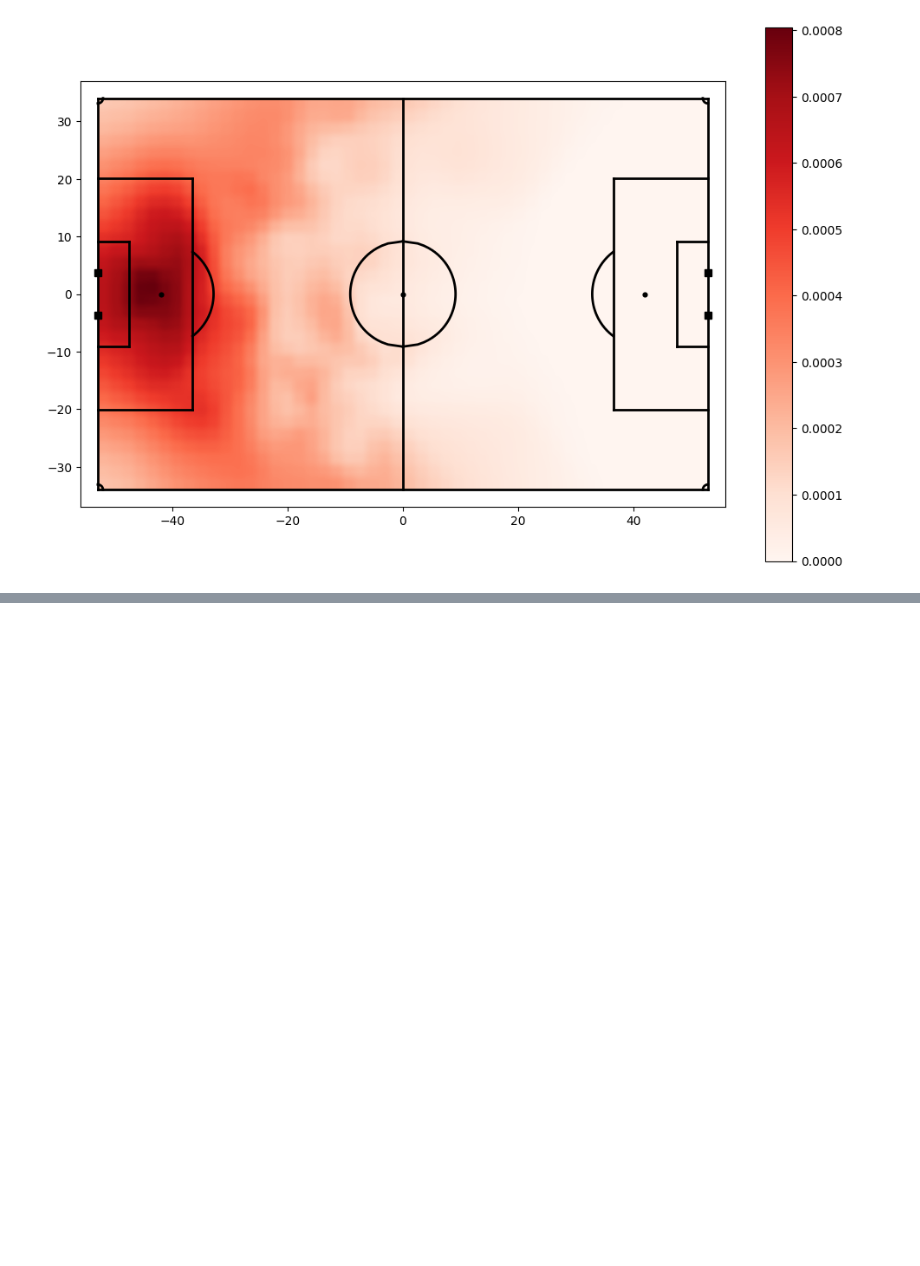
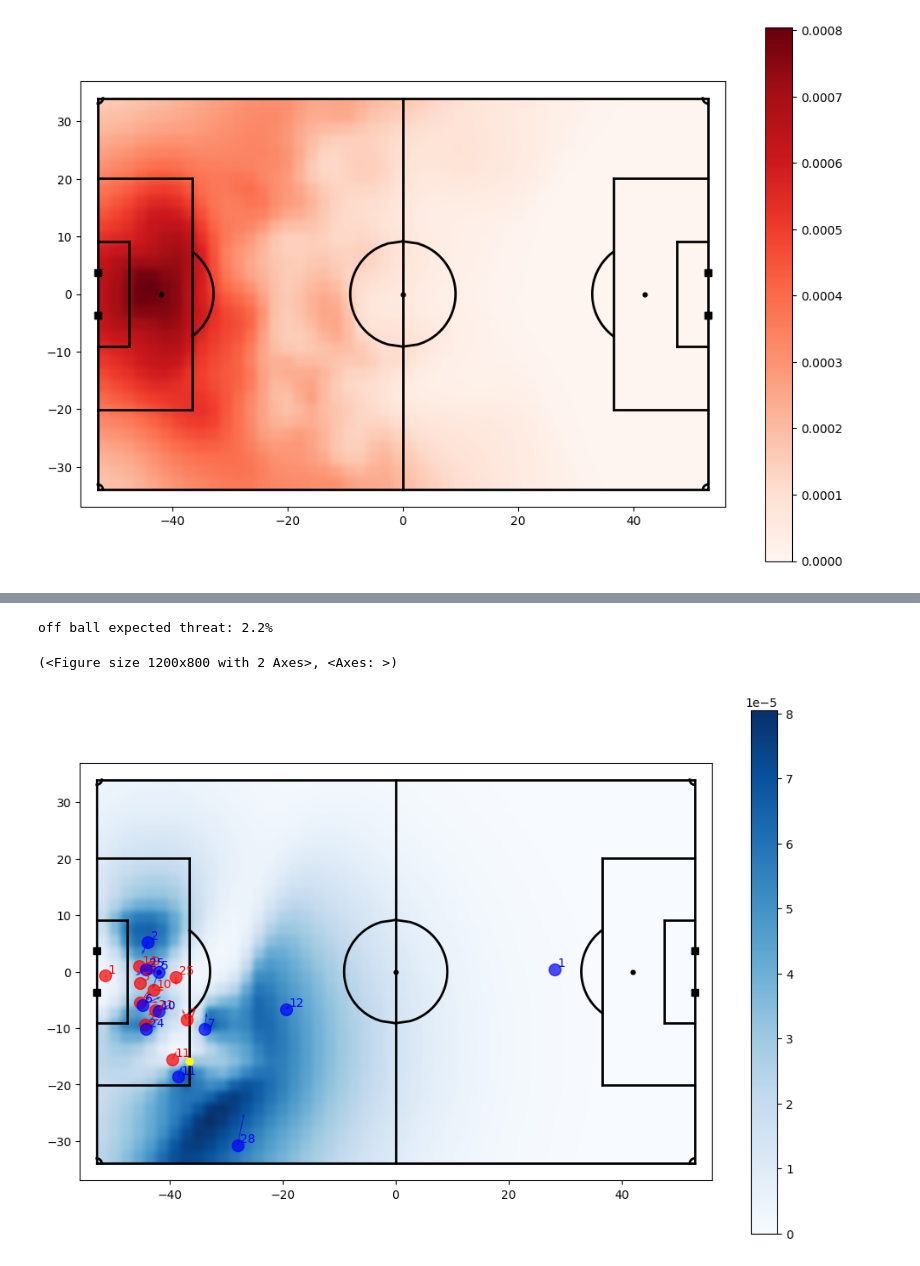
Before and after one commit to liammoore44/City-DS, a Jupyter notebook: notebooks/possession_animation.ipynb, the cells around one changed output, grey strips where cells are left out. Drawn from its saved outputs; the diff is of its cells as text; code cells hidden in the pictures; blank space fills up the shorter version.

```diff
--- a/notebooks/possession_animation.ipynb
+++ b/notebooks/possession_animation.ipynb
@@ -177,0 +242,24 @@ plot_actions(possession, result)
+# %%
+def find_changes(row, df, second, threshold):
+    vals = df.loc[((df.time - row.time) <= second) & ((row.time - df.time) < 0) & (df.period_id_x==row.period_id_x)]
+    vals['obso'] = np.where(vals.team_id==row.team_id, vals.obso, -vals.obso)
+    vals['current_obso'] = row.obso
+    vals['change'] = (vals.obso - vals.current_obso) / vals.current_obso * 100
+    over = vals.loc[vals.change >= threshold]
+    if len(over) > 0:
+        return True
+    return False
+# %%
+def find_obso_swings(df, second, threshold):
+    df['high_impact'] = df.apply(lambda x: find_changes(x, df, second, threshold), axis=1)
+    impact_df = df.loc[df.high_impact==True]
+    impact_df['next_time_diff'] = impact_df.time.shift(-1) - impact_df.time
+    impact_df = impact_df.loc[(impact_df.next_time_diff > 3) & (impact_df.next_time_diff > 0)]
+    result = []
+    for _, row in impact_df.iterrows():
+        result.append(df.loc[(df.period_id_x==row.period_id_x) & (df.time >= (row.time - (second*2.5))) & (df.time <= (row.time + (second*2.5)))])
+    return result, impact_df
+# %%
+second_thresh = 3
+change_thresh = 20 #pct_change in obso
+impact_dfs, high_impact_plays = find_obso_swings(merged_df, second_thresh, change_thresh)
@@ -177,0 +318,6 @@ plot_actions(possession, result)
+# %%
+viz.plot_scoring_opp_for_frame(high_impact_plays.frame.values[1], tracking_home, tracking_away, high_impact_plays.attacking_team.values[1], PARAMS)
+# %% [output]
+off ball expected threat: 2.2%
+(<Figure size 1200x800 with 2 Axes>, <Axes: >)
+[figure, added]
```
Also changed, not shown: parts of 18 cells of this notebook, 6 other files.
